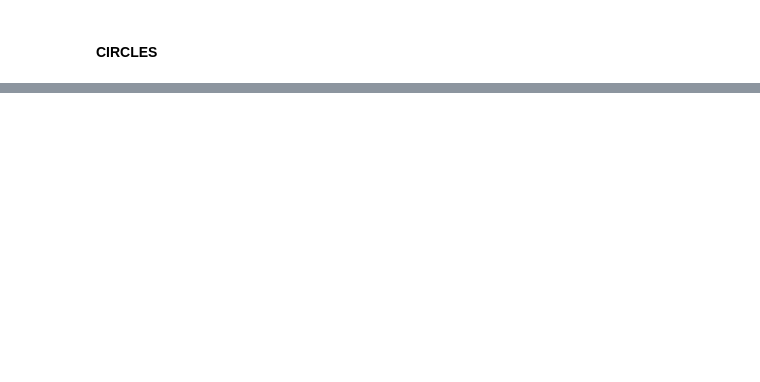
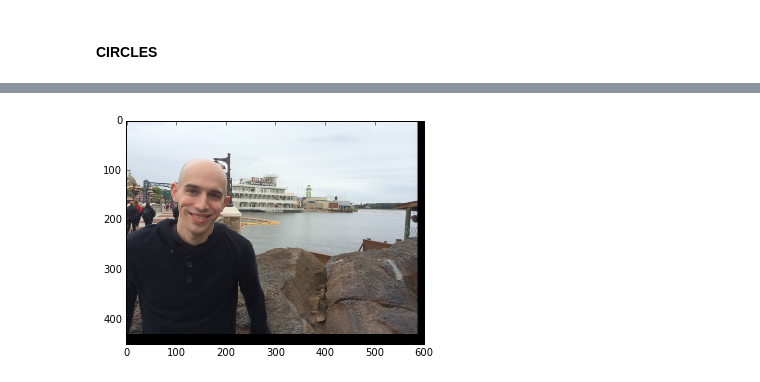
Before and after one commit to YaroslavSchubert/pyimagegurus, a Jupyter notebook: pyimagegurus.ipynb, the cells around one changed output, grey strips where cells are left out. Cells and saved outputs as stored; diff of their text form; code cells hidden in the pictures; blank space fills up the shorter version.

```diff
--- a/pyimagegurus.ipynb
+++ b/pyimagegurus.ipynb
@@ -10,4 +10,7 @@ import seaborn
 # %%
+def imshow_bgr(im):
+    plt.imshow(cv2.cvtColor(im, cv2.COLOR_BGR2RGB))
+
 # %%bash
 # git init
 # git config --global user.name i008
@@ -192,0 +208,3 @@ plt.imshow(canvas)
+# %%
+def imshow_bgr(im):
+    plt.imshow(cv2.cvtColor(im, cv2.COLOR_BGR2RGB))
@@ -192,0 +250,8 @@ plt.imshow(canvas)
+# %%
+image = cv2.imread('data/florida_trip.png')
+M = np.float32([[1,0,-15], [0,1,-20]])
+shifted = cv2.warpAffine(image, M, (image.shape[1], image.shape[0]))
+# %%
+imshow_bgr(shifted)
+# %% [output]
+[figure, added]
```
Also changed, not shown: parts of 65 cells of this notebook, 4 other files.
